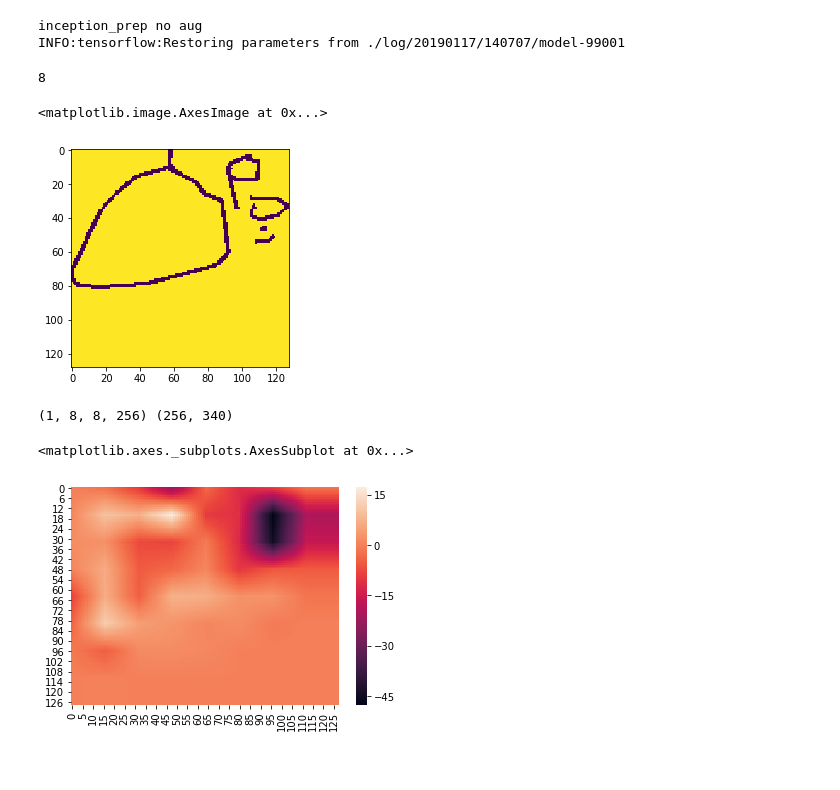
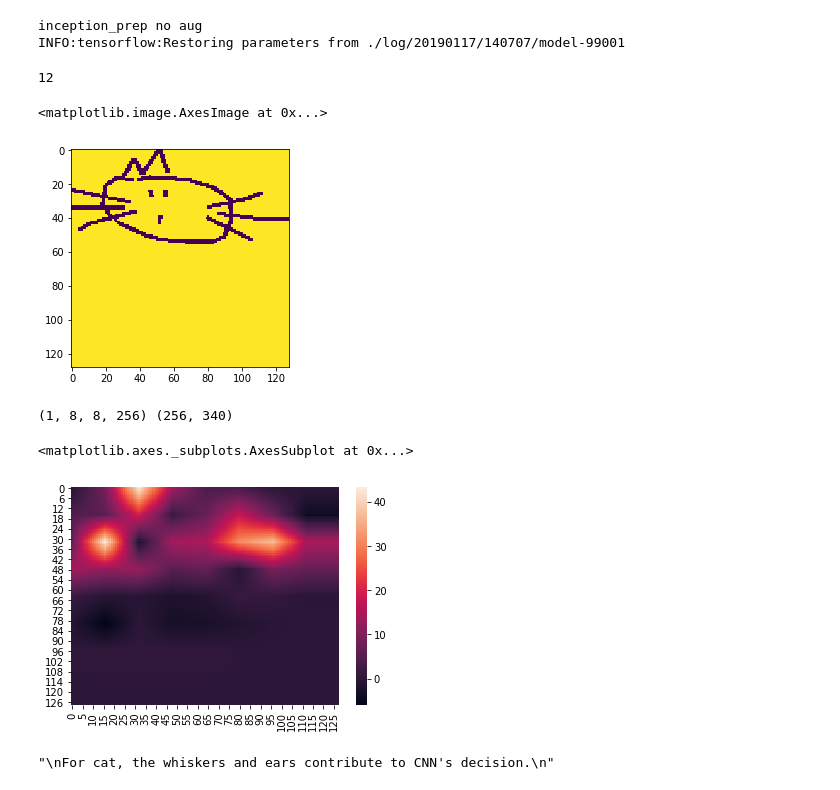
Before and after one commit to forwchen/celeste, a Jupyter notebook: trainval/cnn/cnn_vis.ipynb, the cells around one changed output. Cells and saved outputs as stored; diff of their text form; code cells hidden in the pictures.

Commit message:
better visualization

```diff
--- a/trainval/cnn/cnn_vis.ipynb
+++ b/trainval/cnn/cnn_vis.ipynb
@@ -54,28 +54,28 @@ resized = tf.image.resize_bilinear(im_for_resize, [image_size, image_size])
 def resize_fn(im_in):
     return sess.run(resized, {im_for_resize: im_in})
 # %%
-cls = 'potato'
+cls = 'cat'
 _tmp = pandas.read_csv('../../../data_all/%s.csv'%cls)
 n = len(_tmp)
 strokes = json.loads(_tmp.iloc[random.randint(0,n-1),1])
 print len(strokes)
 
 image = Image.new("P", (256,256), color=255)
 image_draw = ImageDraw.Draw(image)
 for stroke in strokes:
     for i in range(len(stroke[0])-1):
         image_draw.line([stroke[0][i],
                          stroke[1][i],
                          stroke[0][i+1],
                          stroke[1][i+1]],
                         fill=0, width=5)
 image = image.resize((128,128))
 plt.imshow(np.asarray(image))
 #imshow(np.asarray(image), )
 # %% [output]
-8
+12
 <matplotlib.image.AxesImage at 0x...>
-[figure, old version]
+[figure, new version]
 # %%
 pp = sess.run(pre_pool, {images: np.asarray(image).reshape(1,128,128,1)})
 print pp.shape, w.shape
@@ -86,4 +86,10 @@ sns.heatmap(r_cam)
 # %% [output]
 (1, 8, 8, 256) (256, 340)
 <matplotlib.axes._subplots.AxesSubplot at 0x...>
-[figure, old version]
+[figure, new version]
+# %%
+"""
+For cat, the whiskers and ears contribute to CNN's decision.
+"""
+# %% [output]
+"\nFor cat, the whiskers and ears contribute to CNN's decision.\n"
```
